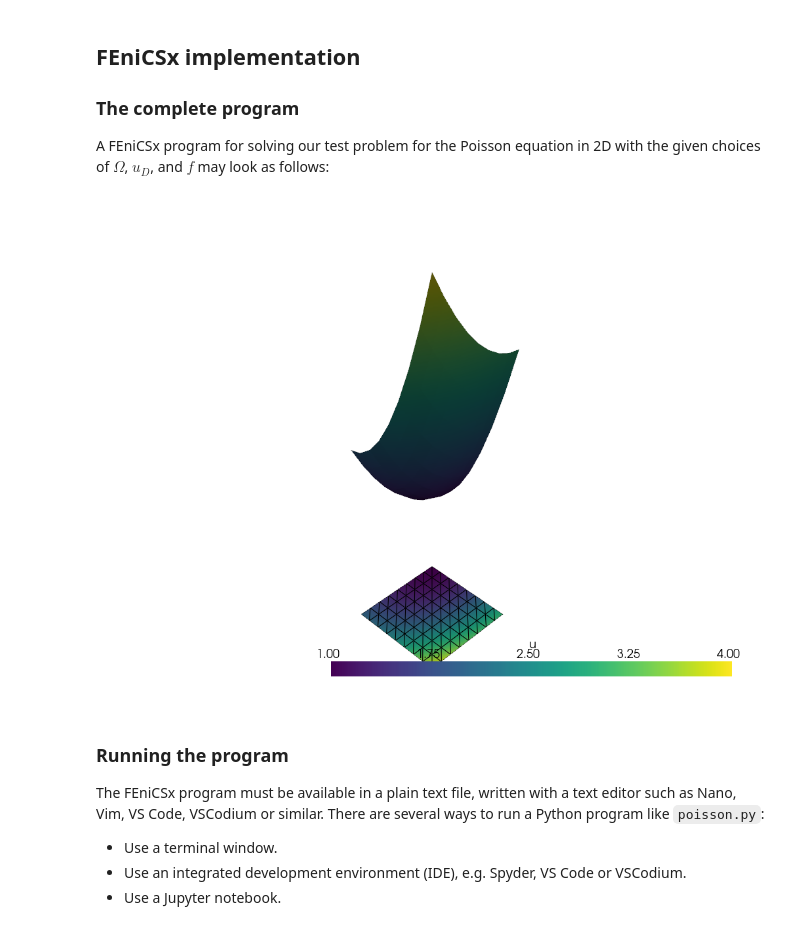
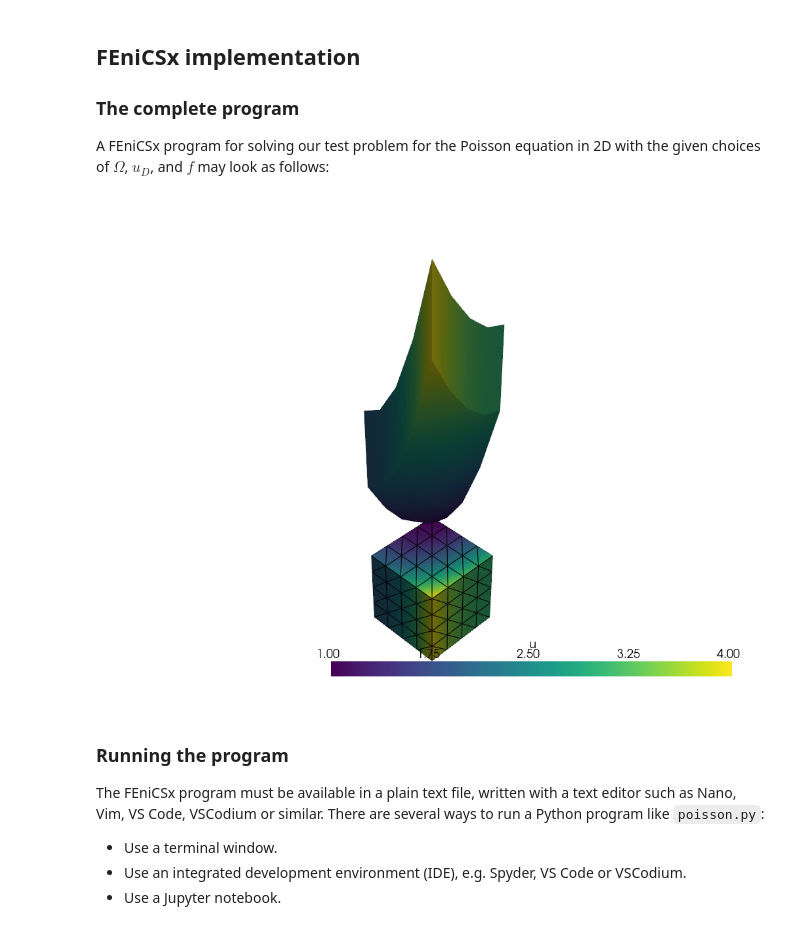
Before and after one commit to leviscus/modifyPDE.py, a Jupyter notebook: poisson.ipynb.ipynb, the cells around one changed output. Drawn from its saved outputs; the diff is of its cells as text; code cells hidden in the pictures.

```diff
--- a/poisson.ipynb.ipynb
+++ b/poisson.ipynb.ipynb
@@ -318,11 +318,19 @@ from dolfinx.fem.petsc import LinearProblem
 from ufl import SpatialCoordinate, TrialFunction, TestFunction, inner, grad, dx
 
 # Create mesh and define function space
-msh = mesh.create_unit_square(
+# msh = mesh.create_unit_square(
+#     comm=MPI.COMM_WORLD,
+#     nx=4,
+#     ny=4
+# )
+
+msh = mesh.create_unit_cube(
     comm=MPI.COMM_WORLD,
-    nx=8,
-    ny=8
+    nx=4,
+    ny=4,
+    nz=4
 )
+
 
 V = fem.functionspace(
     mesh=msh,
@@ -331,7 +339,7 @@ V = fem.functionspace(
 
 # Define boundary condition
 def on_boundary(x):
-    return np.isclose(x[0], 0) | np.isclose(x[0], 1) | np.isclose(x[1], 0) | np.isclose(x[1], 1)
+    return np.isclose(x[0], 0) | np.isclose(x[0], 1) | np.isclose(x[1], 0) | np.isclose(x[1], 1)| np.isclose(x[2], 0) | np.isclose(x[2], 1)
 
 boundary_dofs = fem.locate_dofs_geometrical(V=V, marker=on_boundary)
 
@@ -344,34 +352,35 @@ uD.interpolate(manufactured_solution)
 bc = fem.dirichletbc(value=uD, dofs=boundary_dofs)
 
 # Define variational problem
 u = TrialFunction(V)
 v = TestFunction(V)
 f = fem.Constant(msh, -6.)
 a = inner(grad(u), grad(v)) * dx
 L = f * v * dx
 
 # Compute solution
 problem = LinearProblem(a, L, bcs=[bc], petsc_options={"ksp_type": "preonly", "pc_type": "lu"})
 uh = problem.solve()
+uh.name = "Solution u"
 
 # Plot solution and mesh
 import pyvista
 
 cells, types, x = plot.vtk_mesh(V)
 grid = pyvista.UnstructuredGrid(cells, types, x)
 grid.point_data["u"] = uh.x.array.real
 grid.set_active_scalars("u")
 plotter = pyvista.Plotter()
 plotter.add_mesh(grid, show_edges=True)
 warped = grid.warp_by_scalar()
 plotter.add_mesh(warped)
 plotter.show()
 
 # Save solution to file in VTX format
 with io.VTXWriter(msh.comm, "results/poisson.bp", [uh]) as vtx:
     vtx.write(0.0)
 # %% [output]
-[figure, old version]
+[figure, new version]
 # %% [markdown]
 ### Running the program
 
```
Also changed, not shown: 5 other files.
